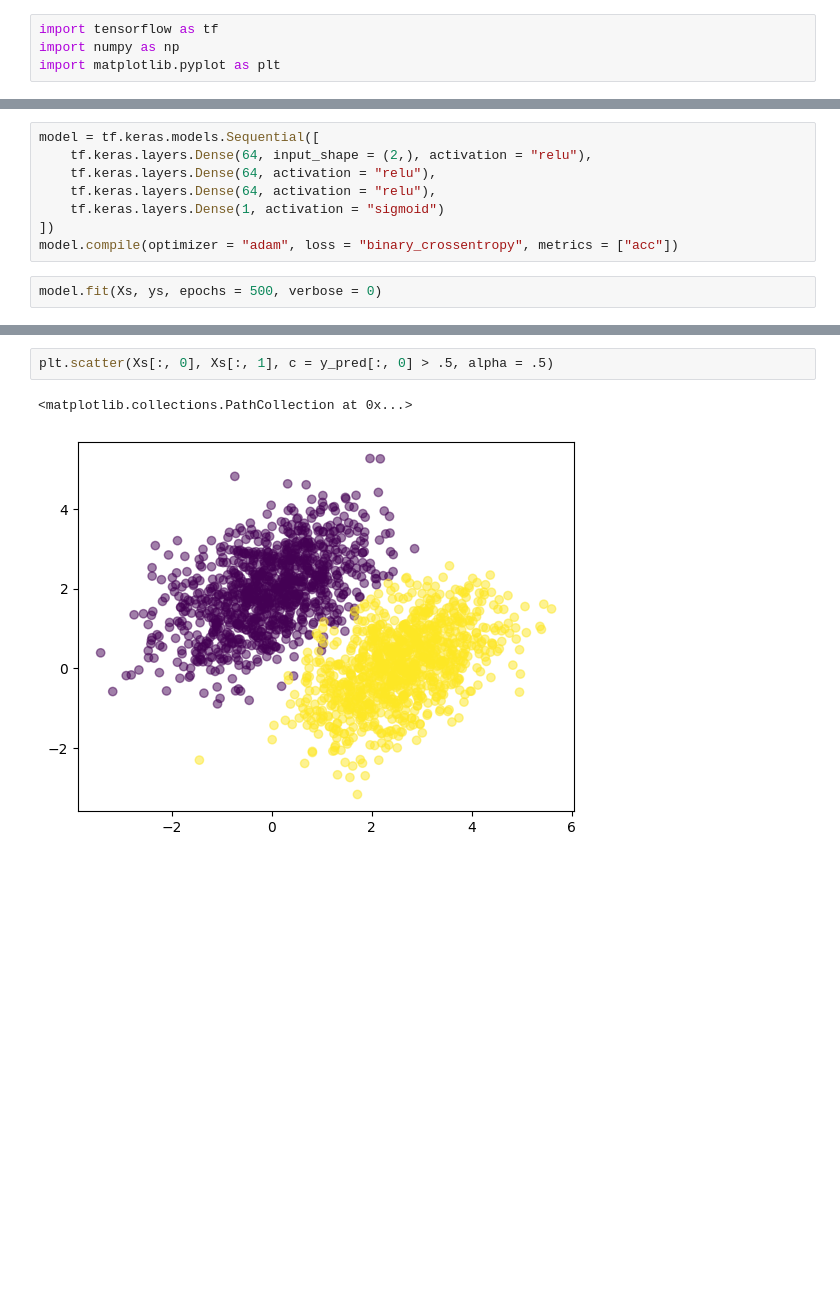
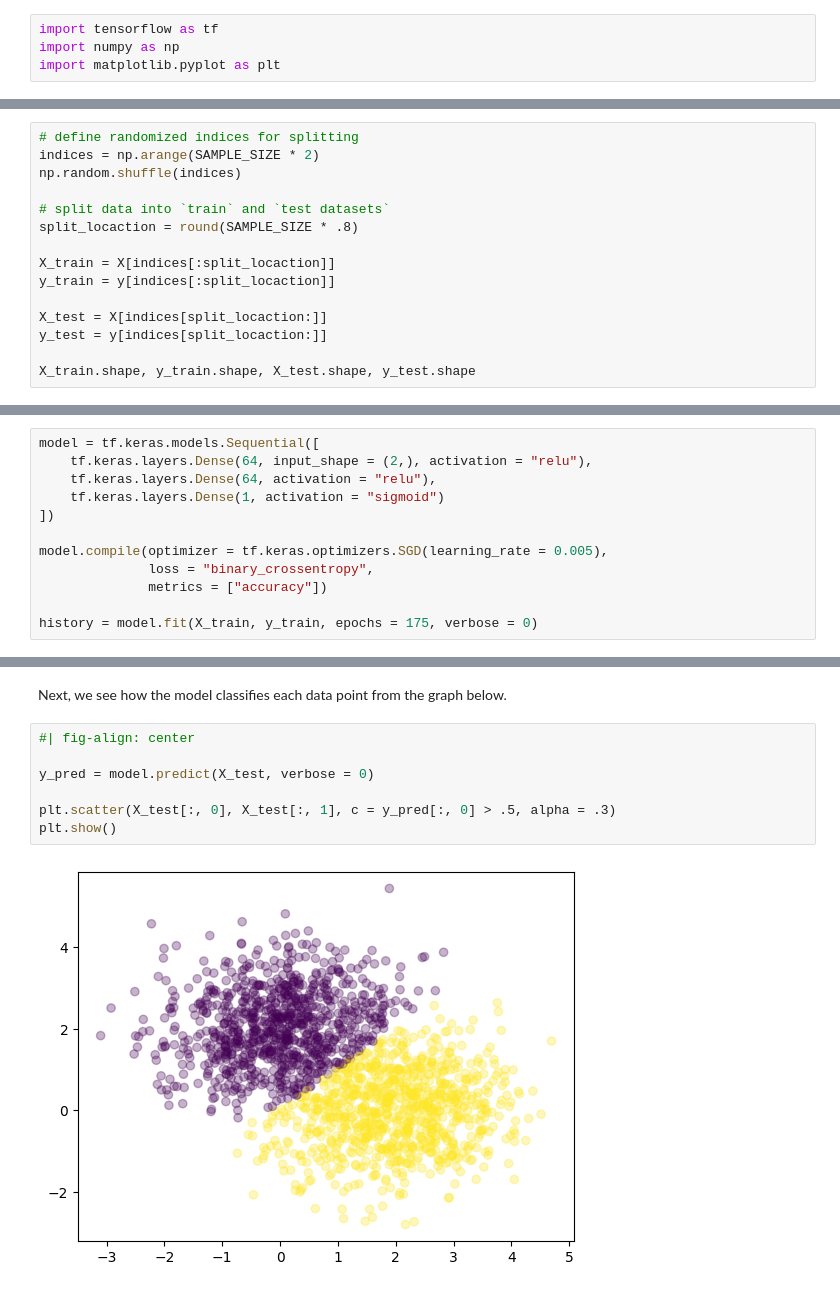
Before and after one commit to hanzholahs/tensorflow-for-deep-learning, a Jupyter notebook: notebooks/01b-basic-classification.ipynb, the cells around one changed output, grey strips where cells are left out. Cells and saved outputs as stored; diff of their text form; blank space fills up the shorter version.

```diff
--- a/notebooks/01b-basic-classification.ipynb
+++ b/notebooks/01b-basic-classification.ipynb
@@ -41,0 +73,15 @@ learning_rate = 0.1
+# %%
+# define randomized indices for splitting
+indices = np.arange(SAMPLE_SIZE * 2)
+np.random.shuffle(indices)
+
+# split data into `train` and `test datasets`
+split_locaction = round(SAMPLE_SIZE * .8)
+
+X_train = X[indices[:split_locaction]]
+y_train = y[indices[:split_locaction]]
+
+X_test = X[indices[split_locaction:]]
+y_test = y[indices[split_locaction:]]
+
+X_train.shape, y_train.shape, X_test.shape, y_test.shape
@@ -43,9 +168,11 @@ learning_rate = 0.1
 model = tf.keras.models.Sequential([
     tf.keras.layers.Dense(64, input_shape = (2,), activation = "relu"),
     tf.keras.layers.Dense(64, activation = "relu"),
-    tf.keras.layers.Dense(64, activation = "relu"),
     tf.keras.layers.Dense(1, activation = "sigmoid")
 ])
-model.compile(optimizer = "adam", loss = "binary_crossentropy", metrics = ["acc"])
+
+model.compile(optimizer = tf.keras.optimizers.SGD(learning_rate = 0.005),
+              loss = "binary_crossentropy",
+              metrics = ["accuracy"])
+
+history = model.fit(X_train, y_train, epochs = 175, verbose = 0)
-# %%
-model.fit(Xs, ys, epochs = 500, verbose = 0)
@@ -63,5 +179,11 @@ model.evaluate(Xs, ys)
-# %%
-plt.scatter(Xs[:, 0], Xs[:, 1], c = y_pred[:, 0] > .5, alpha = .5)
-# %% [output]
-<matplotlib.collections.PathCollection at 0x...>
-[figure, removed]
+# %% [markdown]
+Next, we see how the model classifies each data point from the graph below.
+# %%
+#| fig-align: center
+
+y_pred = model.predict(X_test, verbose = 0)
+
+plt.scatter(X_test[:, 0], X_test[:, 1], c = y_pred[:, 0] > .5, alpha = .3)
+plt.show()
+# %% [output]
+[figure, added]
```
Also changed, not shown: parts of 27 cells of this notebook, 25 other files.
